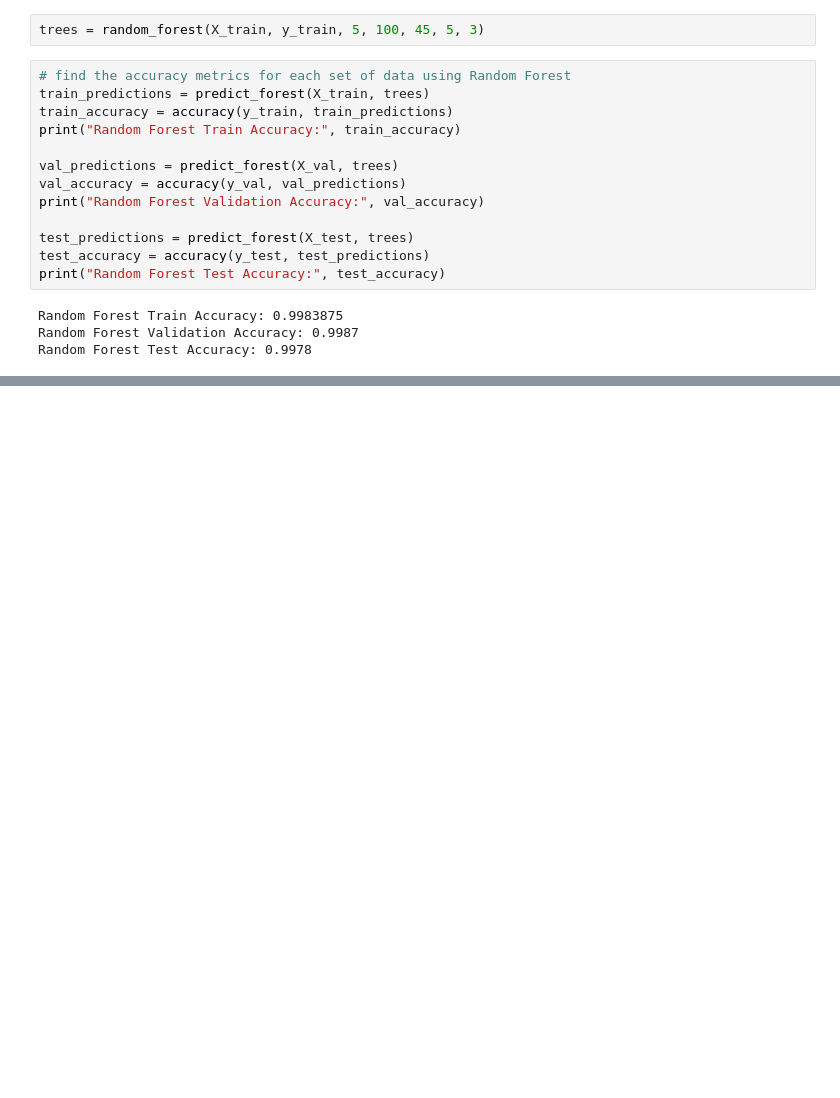
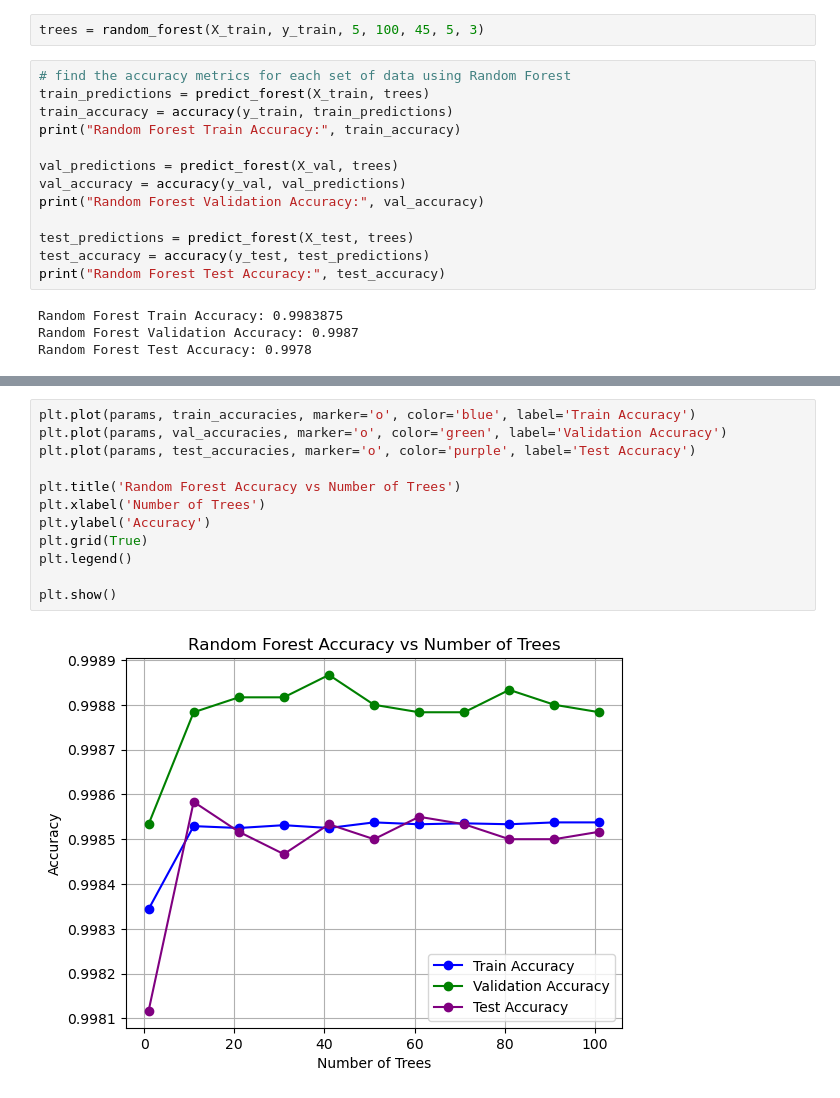
Before and after one commit to akshithab19/AI-Final-CS4100, a Jupyter notebook: Random_Forest.ipynb, the cells around one changed output, grey strips where cells are left out. Cells and saved outputs as stored; diff of their text form; blank space fills up the shorter version.

Commit message:
some tests to run for RF

```diff
--- a/Random_Forest.ipynb
+++ b/Random_Forest.ipynb
@@ -295,0 +298,14 @@ plt.show()
+# %%
+plt.plot(params, train_accuracies, marker='o', color='blue', label='Train Accuracy')
+plt.plot(params, val_accuracies, marker='o', color='green', label='Validation Accuracy')
+plt.plot(params, test_accuracies, marker='o', color='purple', label='Test Accuracy')
+
+plt.title('Random Forest Accuracy vs Number of Trees')
+plt.xlabel('Number of Trees')
+plt.ylabel('Accuracy')
+plt.grid(True)
+plt.legend()
+
+plt.show()
+# %% [output]
+[figure, added]
```
Also changed, not shown: parts of 1 cell of this notebook.
